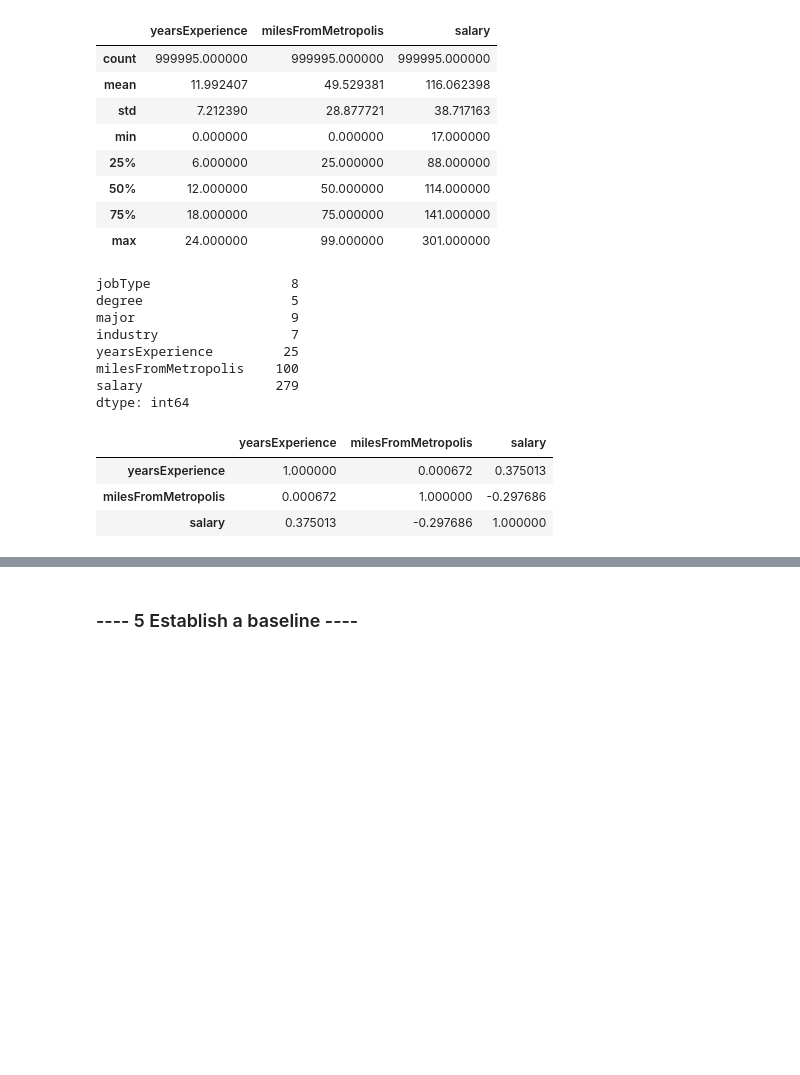
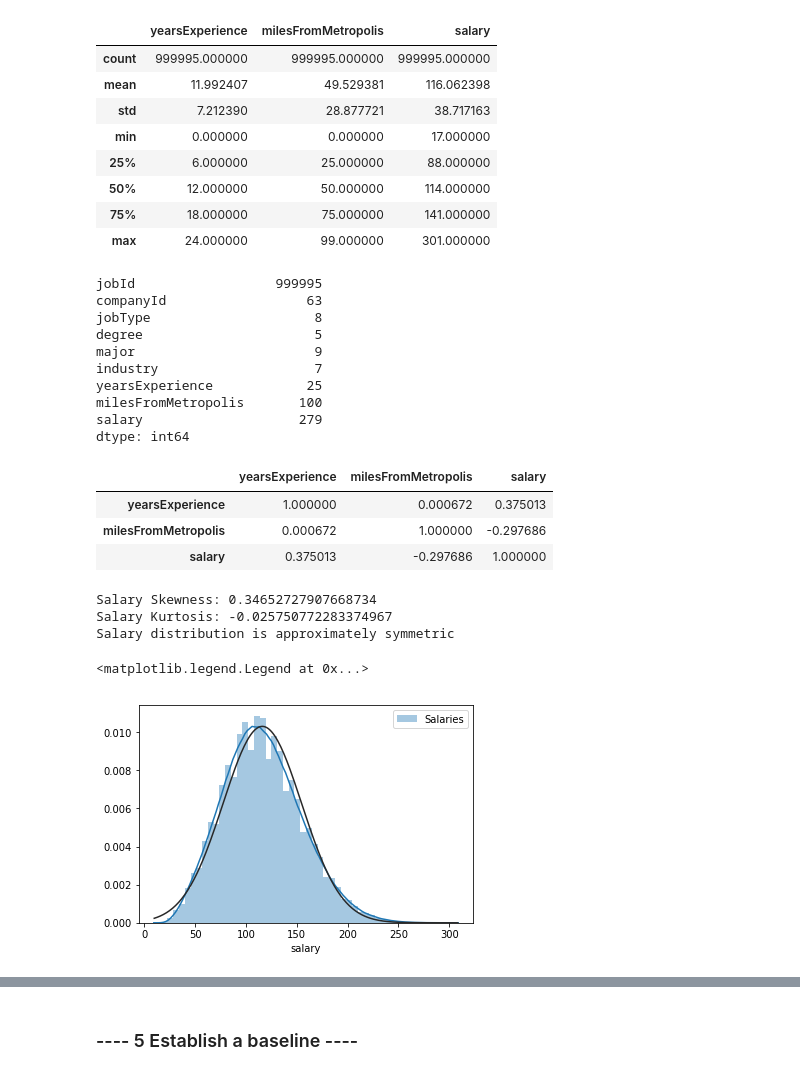
Before and after one commit to deejayrusso/Salary-Prediction-Portfolio, a Jupyter notebook: Salary Prediction Notebook.ipynb, the cells around one changed output, grey strips where cells are left out. Saved outputs shown, nothing was run; the diff lists cells and outputs as text; code cells hidden in the pictures; blank space fills up the shorter version.

```diff
--- a/Salary Prediction Notebook.ipynb
+++ b/Salary Prediction Notebook.ipynb
@@ -180,7 +169,8 @@ salary                  int64
 dtype: object
 # %%
 # Define categorical variables
-#train_data['companyId']=pd.Categorical(train_data['companyId'])
+train_data['jobId']=pd.Categorical(train_data['jobId'])
+train_data['companyId']=pd.Categorical(train_data['companyId'])
 train_data['jobType']=pd.Categorical(train_data['jobType'])
 train_data['degree']=pd.Categorical(train_data['degree'])
 train_data['major']=pd.Categorical(train_data['major'])
@@ -221,12 +213,14 @@ train_data.describe()
 # See how many unique values there are for each category
 train_data.nunique()
 # %% [output]
-jobType                  8
-degree                   5
-major                    9
-industry                 7
-yearsExperience         25
-milesFromMetropolis    100
-salary                 279
+jobId                  999995
+companyId                  63
+jobType                     8
+degree                      5
+major                       9
+industry                    7
+yearsExperience            25
+milesFromMetropolis       100
+salary                    279
 dtype: int64
 # %%
@@ -237,3 +234,21 @@ train_data.corr()
 | yearsExperience | 1.000000 | 0.000672 | 0.375013 |
 | milesFromMetropolis | 0.000672 | 1.000000 | -0.297686 |
 | salary | 0.375013 | -0.297686 | 1.000000 |
+# %%
+# Are salaries normally distrubuted?
+print('Salary Skewness:', train_data['salary'].skew())
+print('Salary Kurtosis:', train_data['salary'].kurt())
+
+if -0.5 <= train_data['salary'].skew() <= 0.5:
+    print('Salary distribution is approximately symmetric')
+elif -0.5 >  train_data['salary'] > 0.5:
+    print('Salary distribution is skewed')
+
+sns.distplot(train_data['salary'], fit=norm, label='Salaries')
+plt.legend()
+# %% [output]
+Salary Skewness: 0.34652727907668734
+Salary Kurtosis: -0.025750772283374967
+Salary distribution is approximately symmetric
+<matplotlib.legend.Legend at 0x...>
+[figure, added]
```
Also changed, not shown: parts of 10 cells of this notebook.
